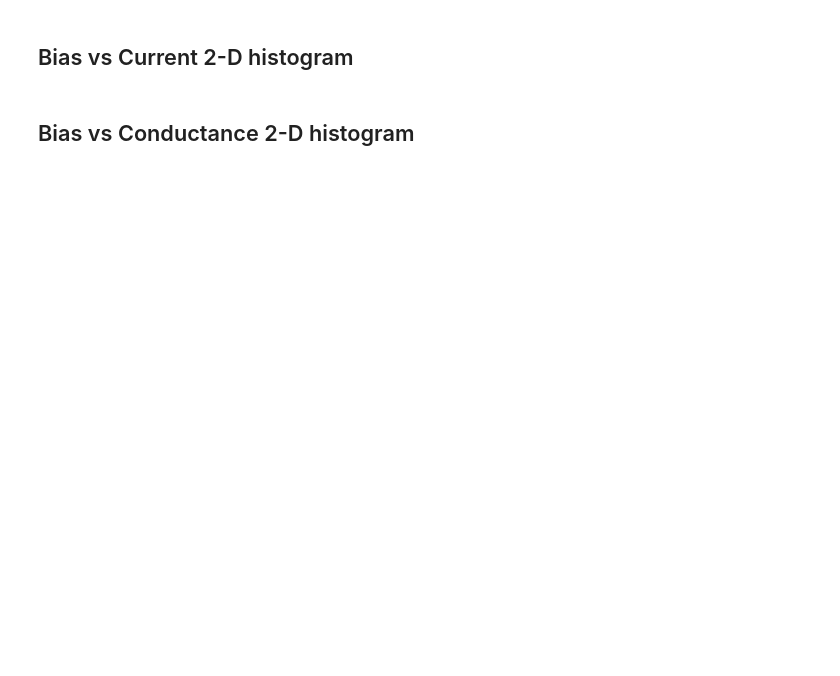
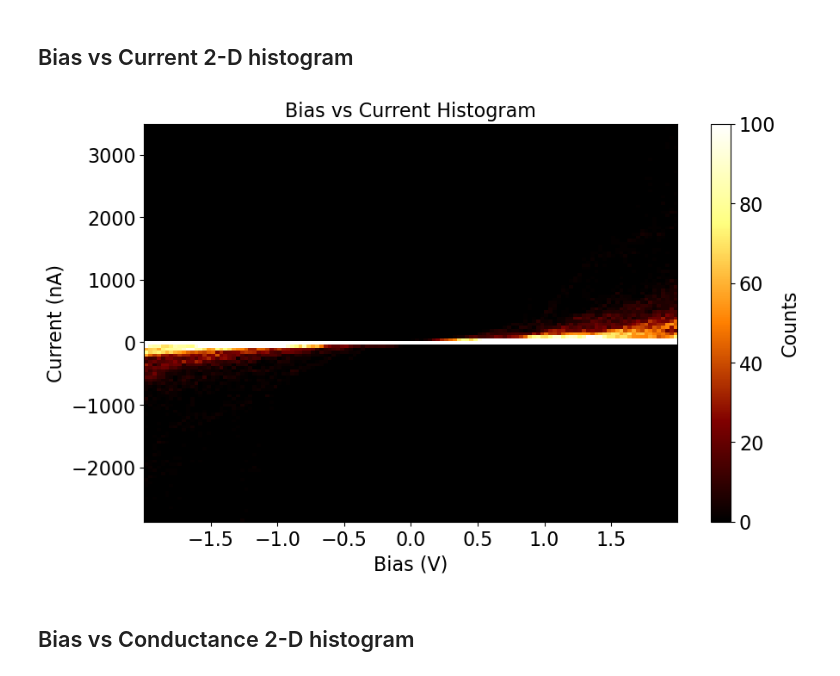
Before and after one commit to jamesnewson/FX40-CAFM-Analysis, a Jupyter notebook: FX40_CAFM_Plotting.ipynb, the cells around one changed output. Drawn from its saved outputs; the diff is of its cells as text; code cells hidden in the pictures; blank space fills up the shorter version.

Commit message:
Added memristor script analysis

```diff
--- a/FX40_CAFM_Plotting.ipynb
+++ b/FX40_CAFM_Plotting.ipynb
@@ -47,11 +47,9 @@ Run this once whenever you want to import a new dataset to analyse, you should t
 
 Be sure to remember the new \Processed folder that gets created when the data is loaded in the FX40_Load code
 # %%
-folder = r"C:\Users\newsonj\OneDrive - Lancaster University\Documents\PhD\Electrospray\Testing\2026-09-23 Memristor testing\Force dependent IV\1.0V Area 1\Processed"
-file = "FX40_Spectroscopy_Data.pkl"
-#file = "TUNA_Ramp_Data_Filtered.pkl"
-#file = "TUNA_Ramp_Data_Normalized.pkl"
-#file = "TUNA_Ramp_Data_Normalized_Filtered.pkl"
+folder = r"C:\Users\newsonj\OneDrive - Lancaster University\Documents\PhD\Electrospray\Testing\2026-09-23 Memristor testing\Force dependent IV\0.7V Area 4\Processed"
+#file = "FX40_Spectroscopy_Data.pkl"
+#file = "FX40_Spectroscopy_Data_corrected.pkl"
 
 data = pd.read_pickle(folder + "\\" + file)
 for idx, row in data.iterrows(): # Ensure all arrays in the row have the same length by padding with NaNs
@@ -74,6 +72,9 @@ def save_plots(folder, title):
     elif "Normalized" in file:
         plt.savefig(folder + "\\Normalized "+ title + " .svg", dpi=300, bbox_inches='tight')
         plt.savefig(folder + "\\Normalized "+ title + " .png", dpi=300, bbox_inches='tight')
+    elif "corrected" in file:
+        plt.savefig(folder + "\\Corrected "+ title + " .svg", dpi=300, bbox_inches='tight')
+        plt.savefig(folder + "\\Corrected "+ title + " .png", dpi=300, bbox_inches='tight')
     else:
         plt.savefig(folder + "\\" + title + " .svg", dpi=300, bbox_inches='tight')
         plt.savefig(folder + "\\" + title + " .png", dpi=300, bbox_inches='tight')
@@ -264,23 +287,25 @@ plt.show()
 # %%
 title = "Bias vs Current Histogram"
 plt.figure(figsize=(10, 6))
 plt.hist2d(np.concatenate(data["Bias"].values),
             np.concatenate(data["Current"].values),
             bins=(128,128),
             cmap=plt.cm.afmhot,
-            range=((-2,2),(-5000,5000)), #change range to adjust the x and y axis ranges or comment out for automatic scaling
+            #range=((-2,2),(-5000,5000)), #change range to adjust the x and y axis ranges or comment out for automatic scaling
             vmin = 0, vmax = 100) #change vmin and vmax to adjust the color scale range
 plt.colorbar(label='Counts')
 plt.xlabel("Bias (V)")
 if "Normalized" in file:
     plt.ylabel("Current (nA) per molecule")
 else:
     plt.ylabel("Current (nA)")
 plt.title(title)
 
 save_plots(folder, title)
 
 plt.show()
+# %% [output]
+[figure, added]
 # %% [markdown]
 ## Bias vs Conductance 2-D histogram
 # %%
```
Also changed, not shown: parts of 8 cells of this notebook, 2 other files.
